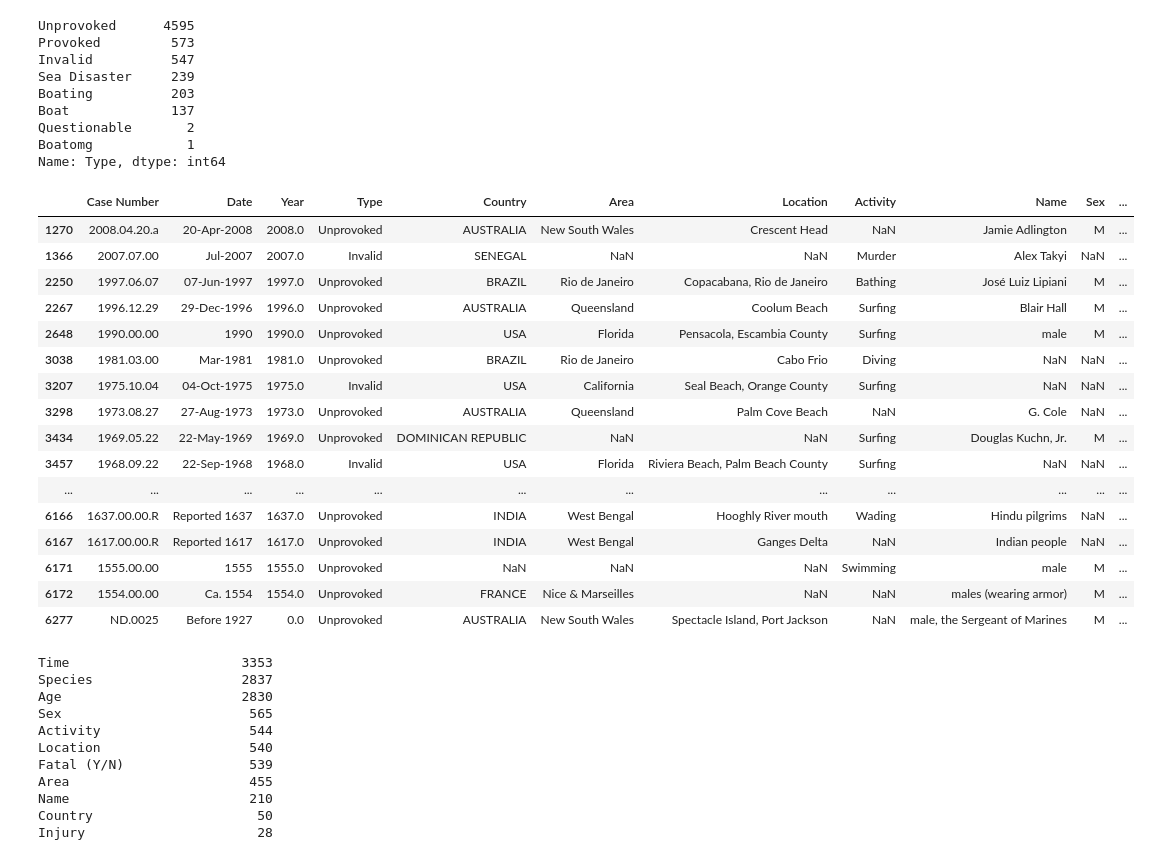
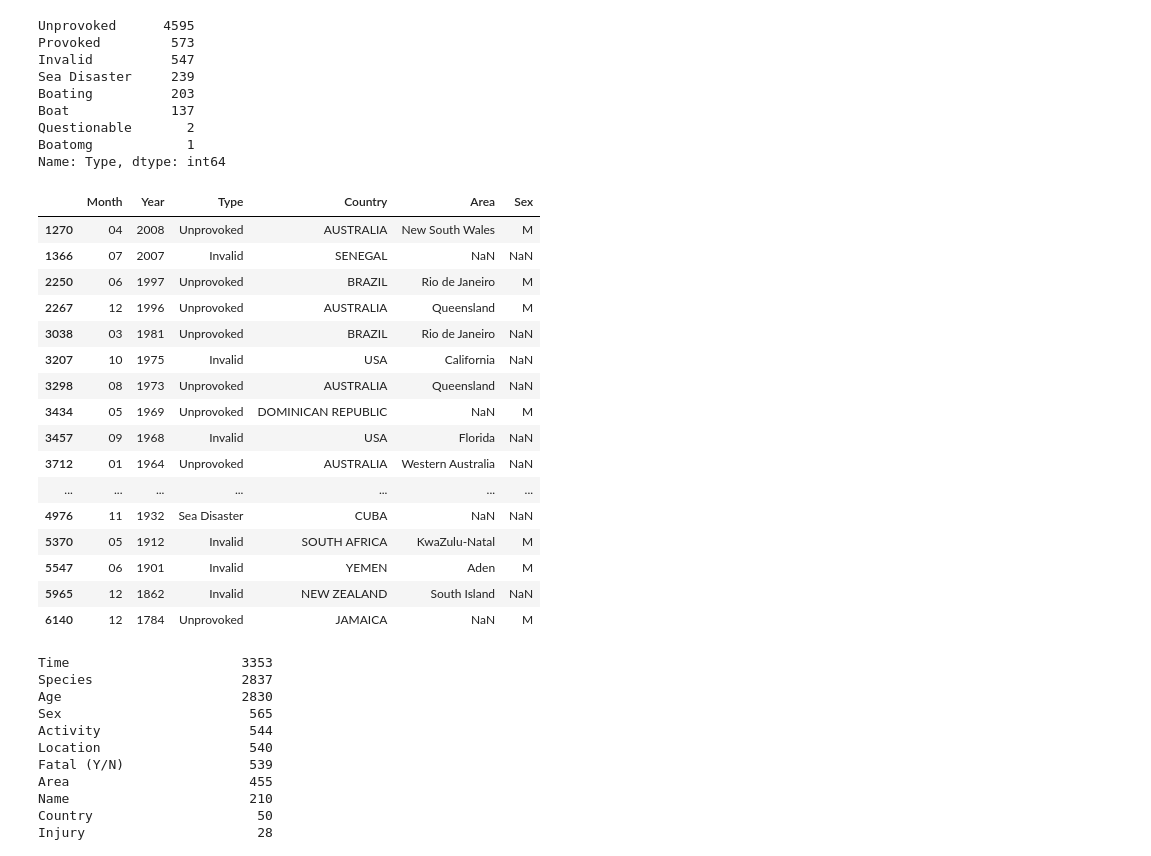
Before and after one commit to sofiavpuebla/sharksharkieshark, a Jupyter notebook: data-wrangling.ipynb, the cells around one changed output. Cells and saved outputs as stored; diff of their text form; code cells hidden in the pictures.

```diff
--- a/data-wrangling.ipynb
+++ b/data-wrangling.ipynb
@@ -69,0 +86,14 @@ sharks1
+# %%
+shark_years=sharks1[sharks1["Date"]!='no']
+data=shark_years[["Case Number","Date","Type","Country","Area","Sex "]]
+# %%
+def findMonth(x):
+    res=re.search(r'\.(\w{2})\.', x)
+    if res:
+        x=res.group(1)
+    else:
+        x=0
+    return x
+# %%
+#buscamos los meses en el case number y aquellos que no tengan un mes definido los eliminamos
+data["Case Number"]=data["Case Number"].apply(findMonth)
@@ -69,0 +124,3 @@ sharks1
+# %%
+data1=data[(data["Case Number"]!=0)&(data["Case Number"]!="00")&(data["Case Number"]!='30')]
+data2=data1.rename(columns={"Case Number":"Month", "Date":"Year"})
@@ -115,25 +205,25 @@ Questionable       2
 Boatomg            1
 Name: Type, dtype: int64
 # %%
-sharks1[sharks1['Injury'].isnull()]
+data2[sharks1['Injury'].isnull()]
 # %% [output]
-|  | Case Number | Date | Year | Type | Country | Area | Location | Activity | Name | Sex | ... |
-| 1270 | 2008.04.20.a | 20-Apr-2008 | 2008.0 | Unprovoked | AUSTRALIA | New South Wales | Crescent Head | NaN | Jamie Adlington | M | ... |
-| 1366 | 2007.07.00 | Jul-2007 | 2007.0 | Invalid | SENEGAL | NaN | NaN | Murder | Alex Takyi | NaN | ... |
-| 2250 | 1997.06.07 | 07-Jun-1997 | 1997.0 | Unprovoked | BRAZIL | Rio de Janeiro | Copacabana, Rio de Janeiro | Bathing | José Luiz Lipiani | M | ... |
-| 2267 | 1996.12.29 | 29-Dec-1996 | 1996.0 | Unprovoked | AUSTRALIA | Queensland | Coolum Beach | Surfing | Blair Hall | M | ... |
-| 2648 | 1990.00.00 | 1990 | 1990.0 | Unprovoked | USA | Florida | Pensacola, Escambia County | Surfing | male | M | ... |
-| 3038 | 1981.03.00 | Mar-1981 | 1981.0 | Unprovoked | BRAZIL | Rio de Janeiro | Cabo Frio | Diving | NaN | NaN | ... |
-| 3207 | 1975.10.04 | 04-Oct-1975 | 1975.0 | Invalid | USA | California | Seal Beach, Orange County | Surfing | NaN | NaN | ... |
-| 3298 | 1973.08.27 | 27-Aug-1973 | 1973.0 | Unprovoked | AUSTRALIA | Queensland | Palm Cove Beach | NaN | G. Cole | NaN | ... |
-| 3434 | 1969.05.22 | 22-May-1969 | 1969.0 | Unprovoked | DOMINICAN REPUBLIC | NaN | NaN | Surfing | Douglas Kuchn, Jr. | M | ... |
-| 3457 | 1968.09.22 | 22-Sep-1968 | 1968.0 | Invalid | USA | Florida | Riviera Beach, Palm Beach County | Surfing | NaN | NaN | ... |
-| ... | ... | ... | ... | ... | ... | ... | ... | ... | ... | ... | ... |
-| 6166 | 1637.00.00.R | Reported 1637 | 1637.0 | Unprovoked | INDIA | West Bengal | Hooghly River mouth | Wading | Hindu pilgrims | NaN | ... |
-| 6167 | 1617.00.00.R | Reported 1617 | 1617.0 | Unprovoked | INDIA | West Bengal | Ganges Delta | NaN | Indian people | NaN | ... |
-| 6171 | 1555.00.00 | 1555 | 1555.0 | Unprovoked | NaN | NaN | NaN | Swimming | male | M | ... |
-| 6172 | 1554.00.00 | Ca. 1554 | 1554.0 | Unprovoked | FRANCE | Nice & Marseilles | NaN | NaN | males (wearing armor) | M | ... |
-| 6277 | ND.0025 | Before 1927 | 0.0 | Unprovoked | AUSTRALIA | New South Wales | Spectacle Island, Port Jackson | NaN | male, the Sergeant of Marines | M | ... |
+|  | Month | Year | Type | Country | Area | Sex |
+| 1270 | 04 | 2008 | Unprovoked | AUSTRALIA | New South Wales | M |
+| 1366 | 07 | 2007 | Invalid | SENEGAL | NaN | NaN |
+| 2250 | 06 | 1997 | Unprovoked | BRAZIL | Rio de Janeiro | M |
+| 2267 | 12 | 1996 | Unprovoked | AUSTRALIA | Queensland | M |
+| 3038 | 03 | 1981 | Unprovoked | BRAZIL | Rio de Janeiro | NaN |
+| 3207 | 10 | 1975 | Invalid | USA | California | NaN |
+| 3298 | 08 | 1973 | Unprovoked | AUSTRALIA | Queensland | NaN |
+| 3434 | 05 | 1969 | Unprovoked | DOMINICAN REPUBLIC | NaN | M |
+| 3457 | 09 | 1968 | Invalid | USA | Florida | NaN |
+| 3712 | 01 | 1964 | Unprovoked | AUSTRALIA | Western Australia | NaN |
+| ... | ... | ... | ... | ... | ... | ... |
+| 4976 | 11 | 1932 | Sea Disaster | CUBA | NaN | NaN |
+| 5370 | 05 | 1912 | Invalid | SOUTH AFRICA | KwaZulu-Natal | M |
+| 5547 | 06 | 1901 | Invalid | YEMEN | Aden | M |
+| 5965 | 12 | 1862 | Invalid | NEW ZEALAND | South Island | NaN |
+| 6140 | 12 | 1784 | Unprovoked | JAMAICA | NaN | M |
 # %%
 sharks1.isnull().sum().sort_values(ascending=False)
 # %% [output]
```
Also changed, not shown: parts of 18 cells of this notebook, 1 other file.
